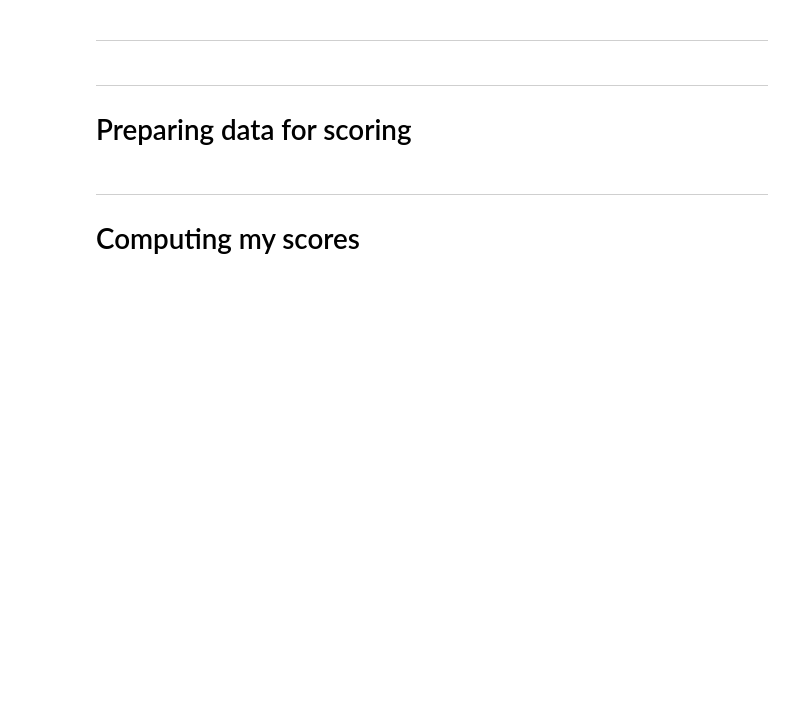
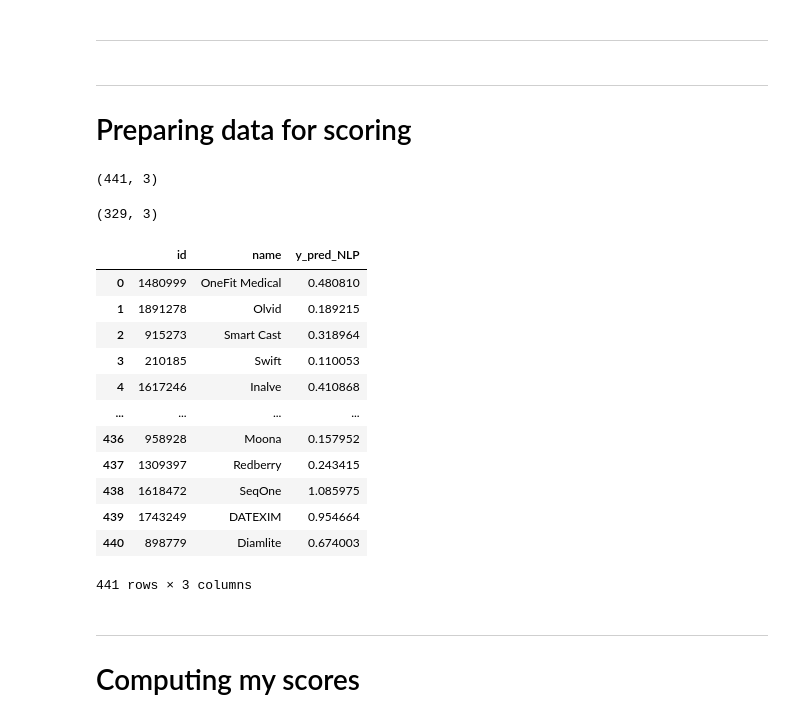
Before and after one commit to ClemenceK/deep4deep, a Jupyter notebook: notebooks/clemence_nlp_exploration_6_NLP_packaging the wv.ipynb, the cells around one changed output. Drawn from its saved outputs; the diff is of its cells as text; code cells hidden in the pictures; blank space fills up the shorter version.

```diff
--- a/notebooks/clemence_nlp_exploration_6_NLP_packaging the wv.ipynb
+++ b/notebooks/clemence_nlp_exploration_6_NLP_packaging the wv.ipynb
@@ -185,3 +193,28 @@ results_3 = pd.read_csv(my_path+"results_3.csv")
+# %%
+#results_1['y_pred_forest'] = y_pred_forest_1['1']
+results_1.shape
+# %% [output]
+(441, 3)
+# %%
+y_pred_forest_1.shape
+# %% [output]
+(329, 3)
+# %%
+results_1
+# %% [output]
+|  | id | name | y_pred_NLP |
+| 0 | 1480999 | OneFit Medical | 0.480810 |
+| 1 | 1891278 | Olvid | 0.189215 |
+| 2 | 915273 | Smart Cast | 0.318964 |
+| 3 | 210185 | Swift | 0.110053 |
+| 4 | 1617246 | Inalve | 0.410868 |
+| ... | ... | ... | ... |
+| 436 | 958928 | Moona | 0.157952 |
+| 437 | 1309397 | Redberry | 0.243415 |
+| 438 | 1618472 | SeqOne | 1.085975 |
+| 439 | 1743249 | DATEXIM | 0.954664 |
+| 440 | 898779 | Diamlite | 0.674003 |
+441 rows × 3 columns
 # %% [markdown]
 ---
 # Computing my scores
```
Also changed, not shown: parts of 3 cells of this notebook, 7 other files.
